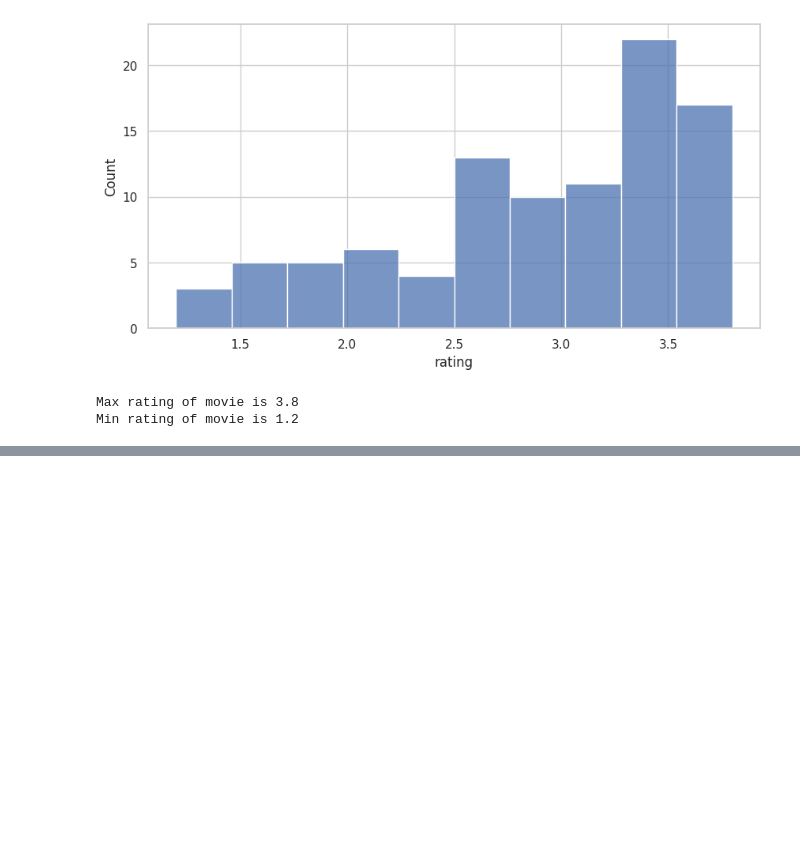
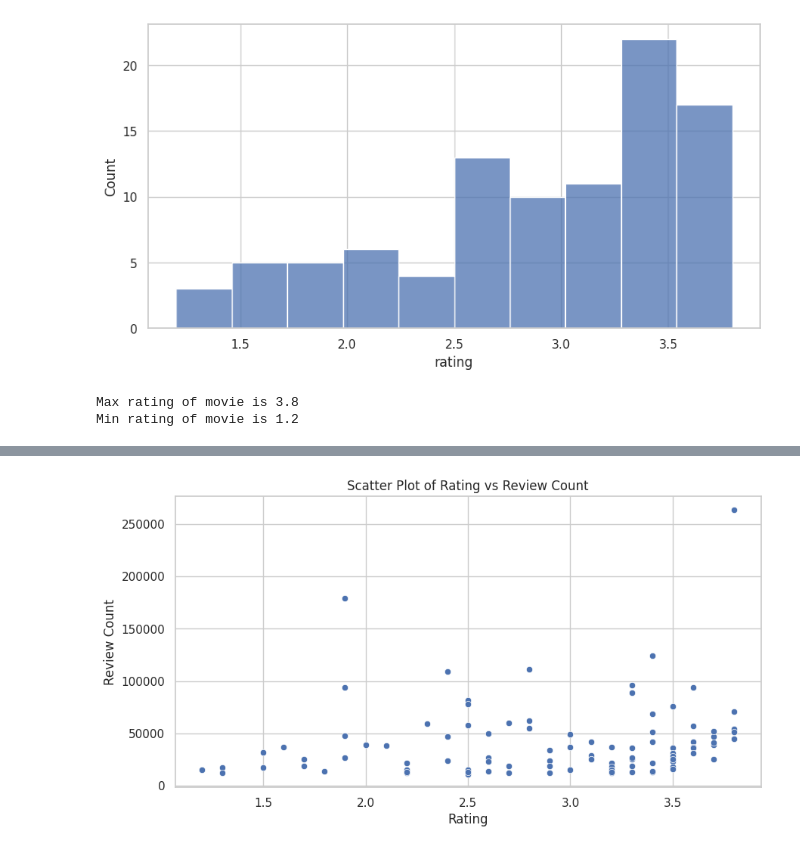
Before and after one commit to fishitmo/Takeobds, a Jupyter notebook: Takeo_Assignment_EDA_IMDb_low_ranked_movies.ipynb, the cells around one changed output, grey strips where cells are left out. Saved outputs shown, nothing was run; the diff lists cells and outputs as text; code cells hidden in the pictures; blank space fills up the shorter version.

```diff
--- a/Takeo_Assignment_EDA_IMDb_low_ranked_movies.ipynb
+++ b/Takeo_Assignment_EDA_IMDb_low_ranked_movies.ipynb
@@ -298,0 +343,3 @@ Min rating of movie is 1.2
+# %%
+df['review_count'] = pd.to_numeric(df['review_count'].str.replace('K',''))*1000
+df.head(3)
@@ -298,0 +371,9 @@ Min rating of movie is 1.2
+# %%
+plt.figure(figsize= (10,5))
+sns.scatterplot(x='rating', y = 'review_count', data= df, palette= 'BuGn')
+plt.title('Scatter Plot of Rating vs Review Count')
+plt.xlabel('Rating')
+plt.ylabel('Review Count')
+plt.show()
+# %% [output]
+[figure, added]
```
Also changed, not shown: parts of 19 cells of this notebook.
